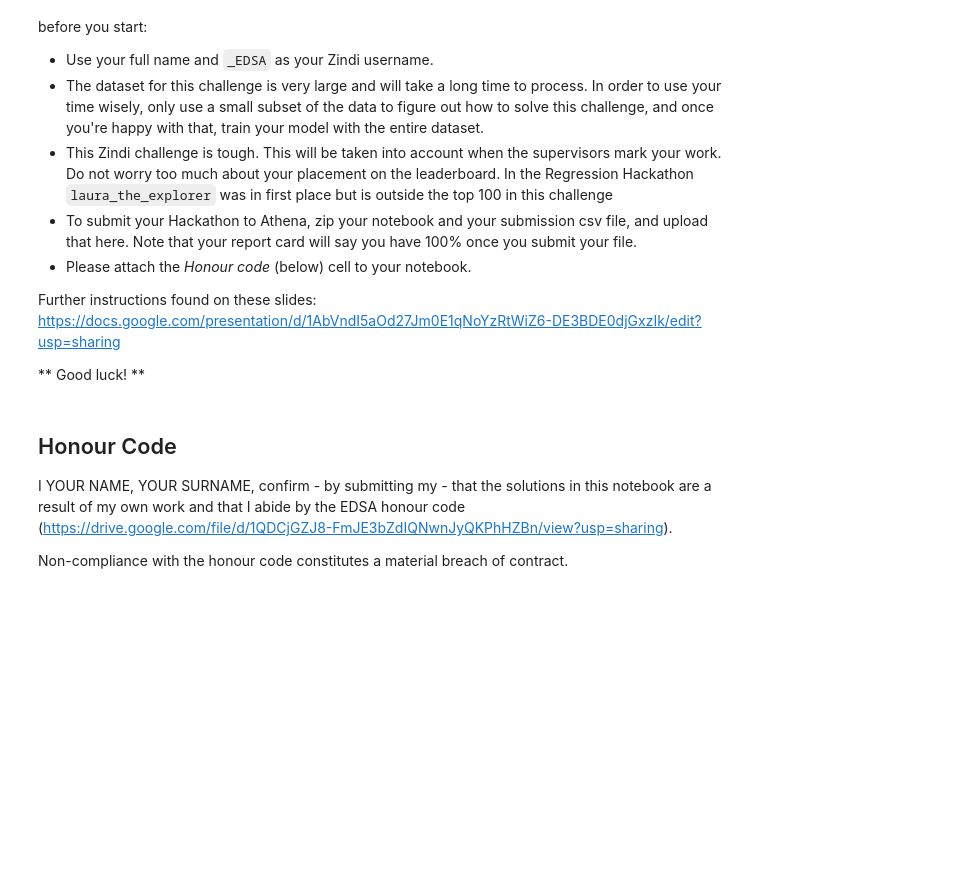
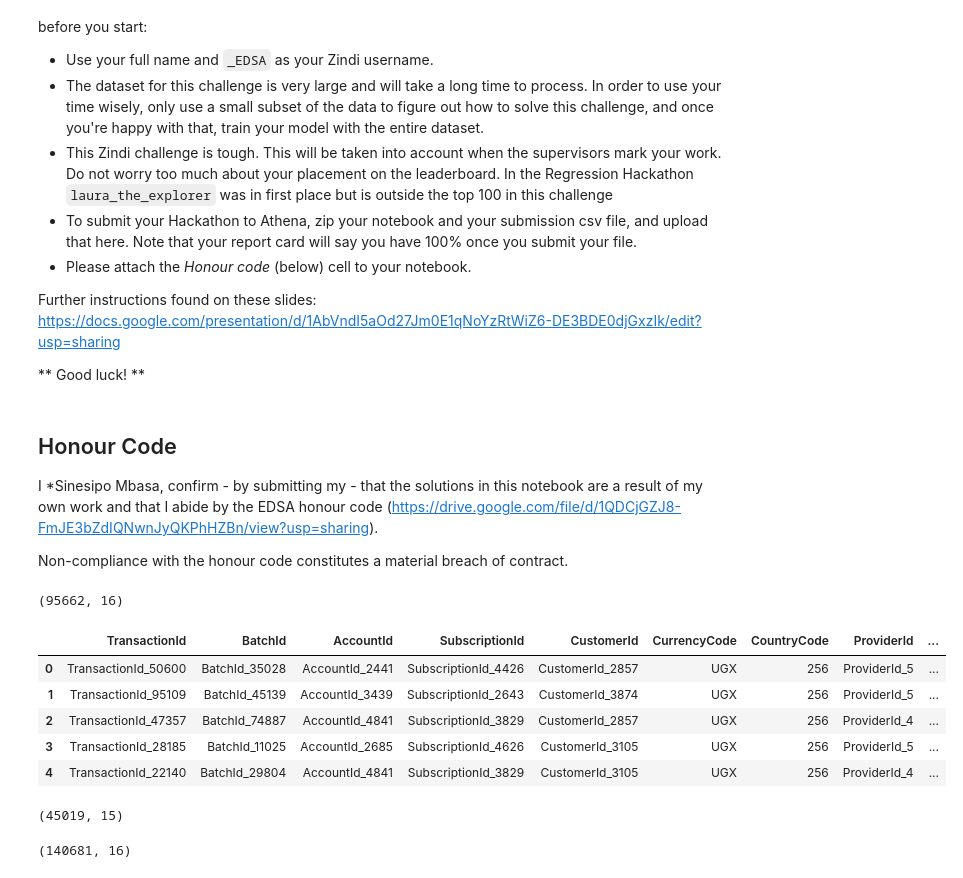
Before and after one commit to Sinesipo/hackathon, a Jupyter notebook: Classification_Hackathon_1074.ipynb, the cells around one changed output. Saved outputs shown, nothing was run; the diff lists cells and outputs as text; code cells hidden in the pictures; blank space fills up the shorter version.

```diff
--- a/Classification_Hackathon_1074.ipynb
+++ b/Classification_Hackathon_1074.ipynb
@@ -15,6 +21,6 @@ Further instructions found on these slides: https://docs.google.com/presentation
 ** Good luck! **
 # %% [markdown]
 ## Honour Code
-I YOUR NAME, YOUR SURNAME, confirm - by submitting my - that the solutions in this notebook are a result of my own work and that I abide by the EDSA honour code (https://drive.google.com/file/d/1QDCjGZJ8-FmJE3bZdIQNwnJyQKPhHZBn/view?usp=sharing).
+I *Sinesipo Mbasa, confirm - by submitting my - that the solutions in this notebook are a result of my own work and that I abide by the EDSA honour code (https://drive.google.com/file/d/1QDCjGZJ8-FmJE3bZdIQNwnJyQKPhHZBn/view?usp=sharing).
 
 Non-compliance with the honour code constitutes a material breach of contract.
@@ -20,0 +30,6 @@ Non-compliance with the honour code constitutes a material breach of contract.
+# %%
+train = pd.read_csv('/content/drive/My Drive/Fraud detection/training.csv')
+test = pd.read_csv('/content/drive/My Drive/Fraud detection/test (1).csv')
+df = pd.concat([train, test], axis=0, sort=True)
+
+#df = pd.concat((train.loc[:, 'TransactionId': 'PricingStrategy'], test.loc[:,'TransactionId':'PricingStrategy']))
@@ -20,0 +38,21 @@ Non-compliance with the honour code constitutes a material breach of contract.
+# %%
+train.shape
+# %% [output]
+(95662, 16)
+# %%
+test.head()
+# %% [output]
+|  | TransactionId | BatchId | AccountId | SubscriptionId | CustomerId | CurrencyCode | CountryCode | ProviderId | ... |
+| 0 | TransactionId_50600 | BatchId_35028 | AccountId_2441 | SubscriptionId_4426 | CustomerId_2857 | UGX | 256 | ProviderId_5 | ... |
+| 1 | TransactionId_95109 | BatchId_45139 | AccountId_3439 | SubscriptionId_2643 | CustomerId_3874 | UGX | 256 | ProviderId_5 | ... |
+| 2 | TransactionId_47357 | BatchId_74887 | AccountId_4841 | SubscriptionId_3829 | CustomerId_2857 | UGX | 256 | ProviderId_4 | ... |
+| 3 | TransactionId_28185 | BatchId_11025 | AccountId_2685 | SubscriptionId_4626 | CustomerId_3105 | UGX | 256 | ProviderId_5 | ... |
+| 4 | TransactionId_22140 | BatchId_29804 | AccountId_4841 | SubscriptionId_3829 | CustomerId_3105 | UGX | 256 | ProviderId_4 | ... |
+# %%
+test.shape
+# %% [output]
+(45019, 15)
+# %%
+df.shape
+# %% [output]
+(140681, 16)
```
Also changed, not shown: parts of 82 cells of this notebook.
